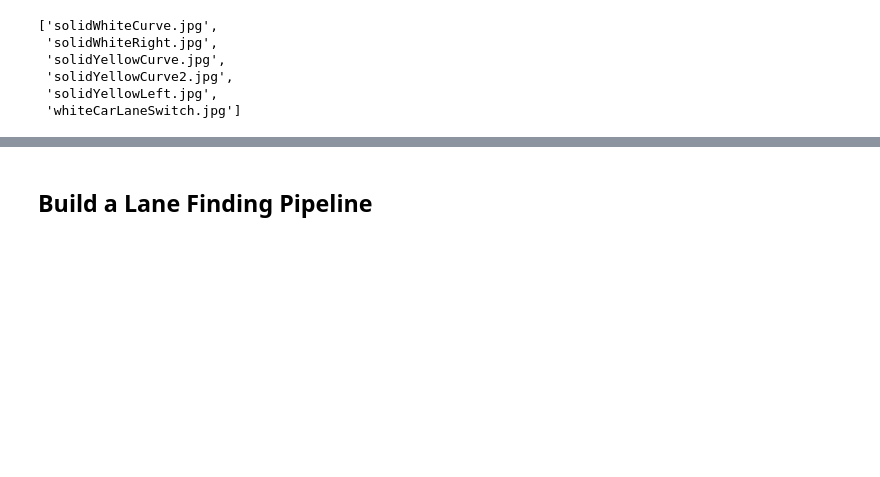
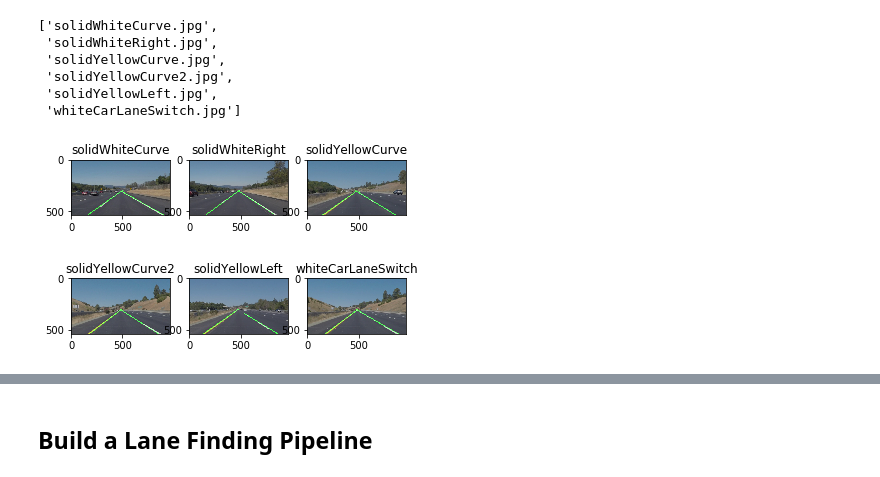
Before and after one commit to anujpotnis/CarND-LaneLines-P1, a Jupyter notebook: P1.ipynb, the cells around one changed output, grey strips where cells are left out. Drawn from its saved outputs; the diff is of its cells as text; code cells hidden in the pictures; blank space fills up the shorter version.

```diff
--- a/P1.ipynb
+++ b/P1.ipynb
@@ -302,3 +251,37 @@ os.listdir("test_images/")
  'solidYellowCurve2.jpg',
  'solidYellowLeft.jpg',
  'whiteCarLaneSwitch.jpg']
+# %%
+img  = cv2.cvtColor(cv2.imread('test_images/solidWhiteCurve.jpg'), cv2.COLOR_BGR2RGB)
+plt.subplot(2, 3, 1)
+plt.imshow(process_image(img))
+plt.title('solidWhiteCurve')
+
+img  = cv2.cvtColor(cv2.imread('test_images/solidWhiteRight.jpg'), cv2.COLOR_BGR2RGB)
+plt.subplot(2, 3, 2)
+plt.imshow(process_image(img))
+plt.title('solidWhiteRight')
+
+img  = cv2.cvtColor(cv2.imread('test_images/solidYellowCurve.jpg'), cv2.COLOR_BGR2RGB)
+plt.subplot(2, 3, 3)
+plt.imshow(process_image(img))
+plt.title('solidYellowCurve')
+
+img  = cv2.cvtColor(cv2.imread('test_images/solidYellowCurve2.jpg'), cv2.COLOR_BGR2RGB)
+plt.subplot(2, 3, 4)
+plt.imshow(process_image(img))
+plt.title('solidYellowCurve2')
+
+img  = cv2.cvtColor(cv2.imread('test_images/solidYellowLeft.jpg'), cv2.COLOR_BGR2RGB)
+plt.subplot(2, 3, 5)
+plt.imshow(process_image(img))
+plt.title('solidYellowLeft')
+
+img  = cv2.cvtColor(cv2.imread('test_images/whiteCarLaneSwitch.jpg'), cv2.COLOR_BGR2RGB)
+plt.subplot(2, 3, 6)
+plt.imshow(process_image(img))
+plt.title('whiteCarLaneSwitch')
+
+plt.show()
+# %% [output]
+[figure, added]
```
Also changed, not shown: parts of 19 cells of this notebook, 2 other files.
